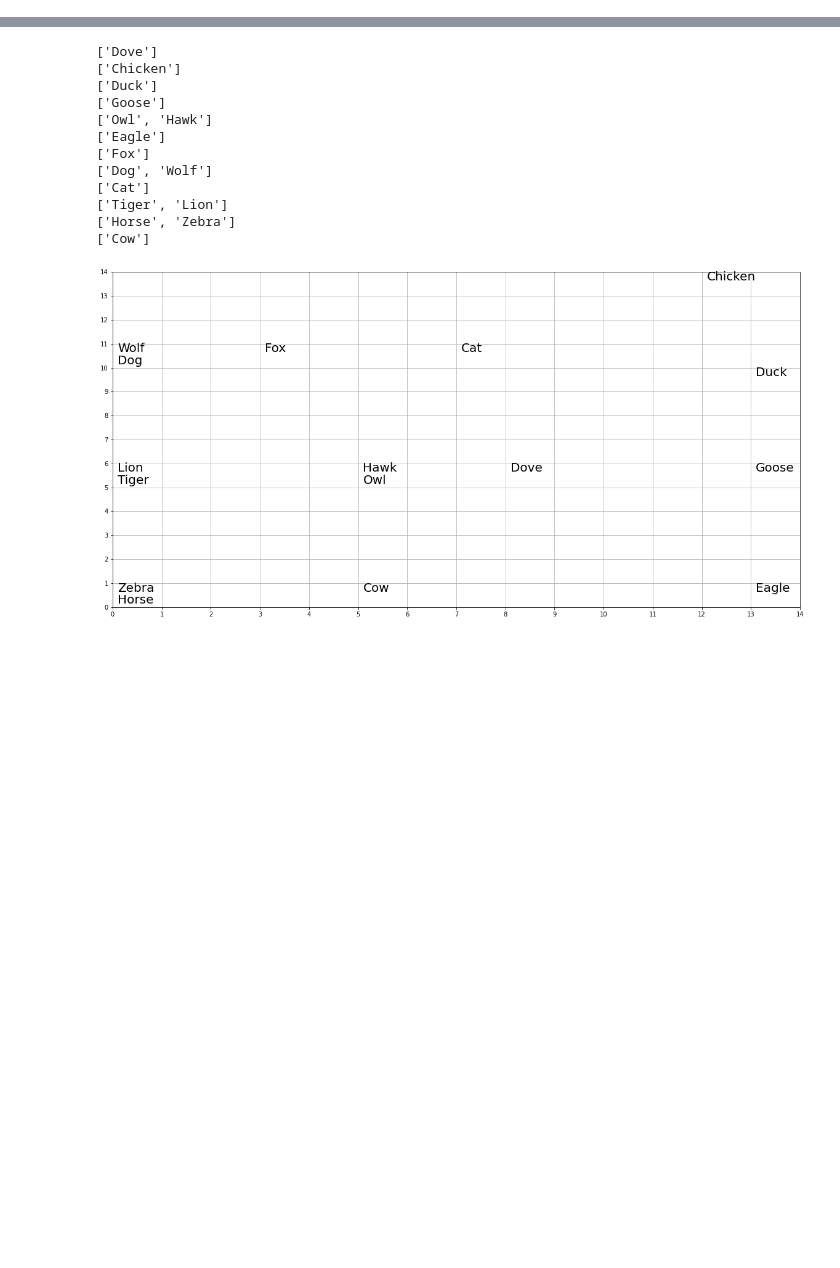
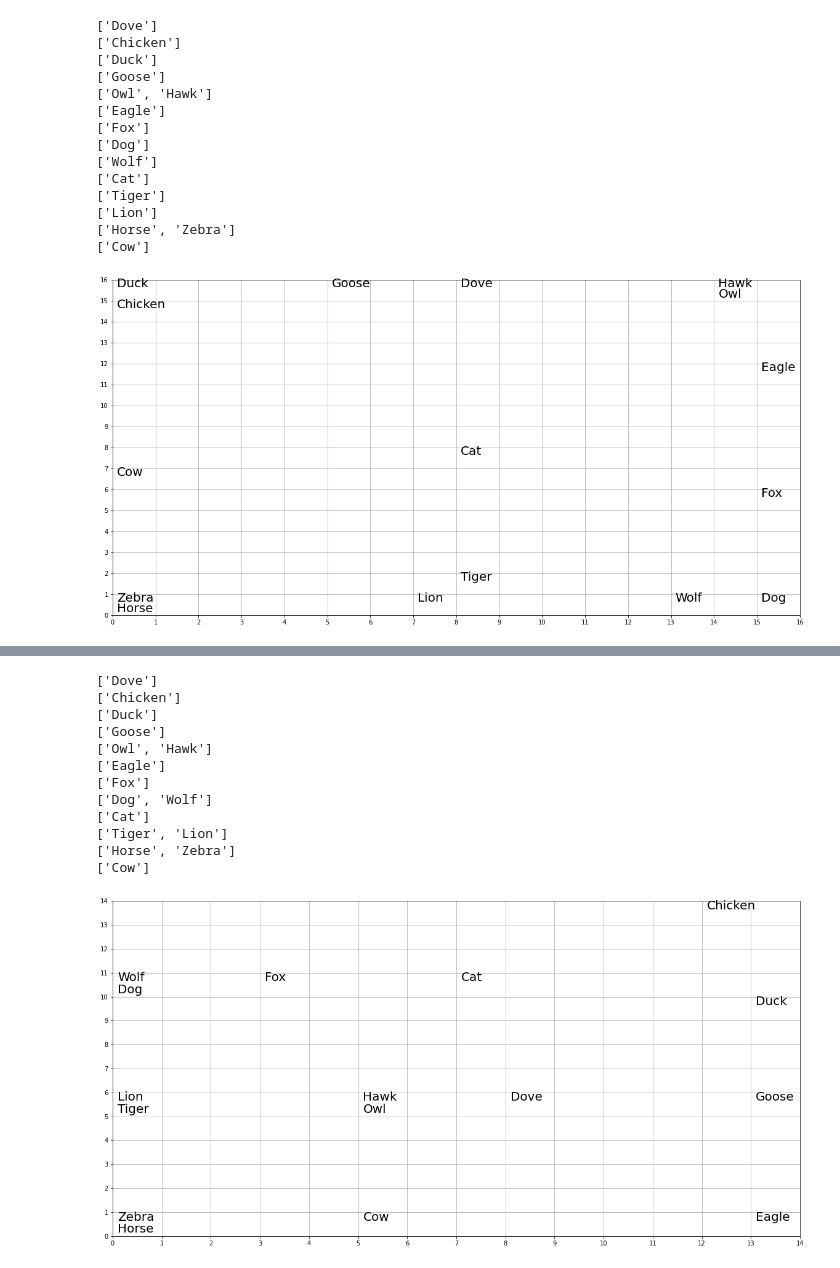
Before and after one commit to takatsuka/DeepSOM, a Jupyter notebook: SOM-PCA-NORM.ipynb, the cells around one changed output, grey strips where cells are left out. Saved outputs shown, nothing was run; the diff lists cells and outputs as text; code cells hidden in the pictures; blank space fills up the shorter version.

```diff
--- a/SOM-PCA-NORM.ipynb
+++ b/SOM-PCA-NORM.ipynb
@@ -58,0 +83,35 @@ def plot_features(size, out):
+# %%
+%%time
+
+g = Graph()
+
+size = 16
+som = g.create(SOM, props={'size': size, 'dim': 13, 'rand_state': True,
+                            'nhood': nhood_gaussian, 'sigma': 12, 'lr': 0.8, 'n_iters': 10000})
+g.connect(g.start, som, 1)
+
+cal = g.create(Calibrate, props={"labels": animal})
+
+g.connect(som, cal, 0)
+g.connect(cal, g.end, 1)
+
+g.set_input(data)
+
+out = g.get_output()
+plot_features(size, out)
+# %% [output]
+['Dove']
+['Chicken']
+['Duck']
+['Goose']
+['Owl', 'Hawk']
+['Eagle']
+['Fox']
+['Dog']
+['Wolf']
+['Cat']
+['Tiger']
+['Lion']
+['Horse', 'Zebra']
+['Cow']
+[figure, added]
```
Also changed, not shown: parts of 16 cells of this notebook, 4 other files.
